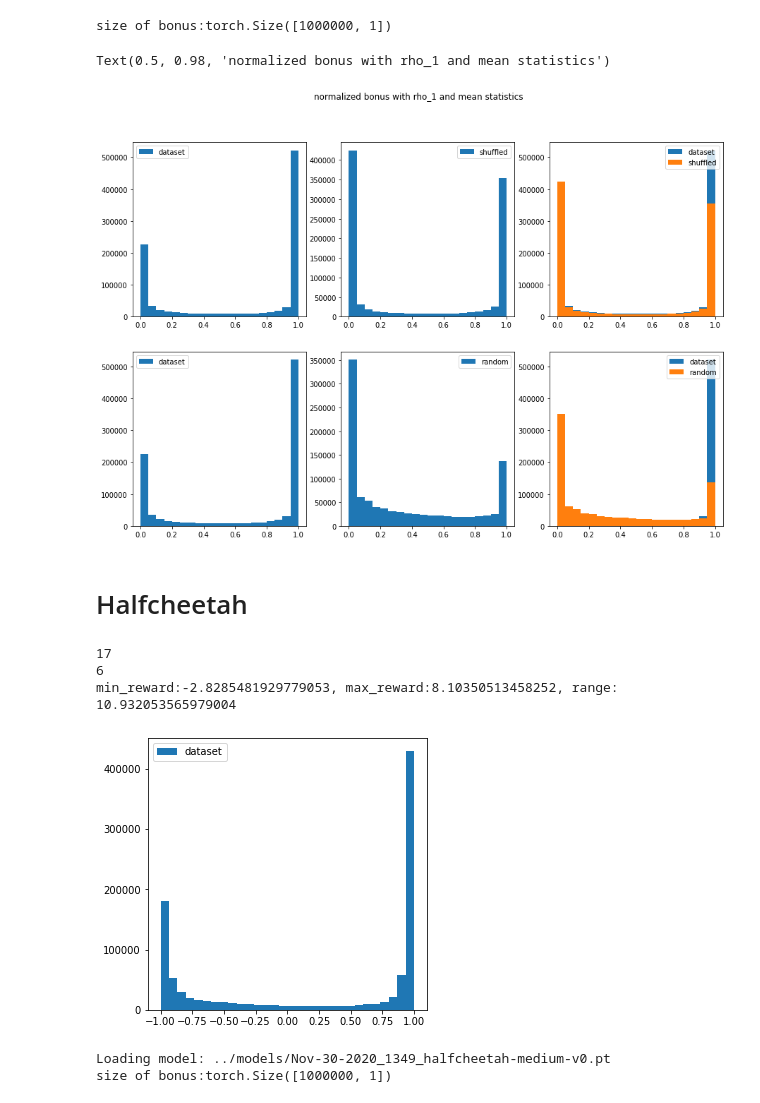
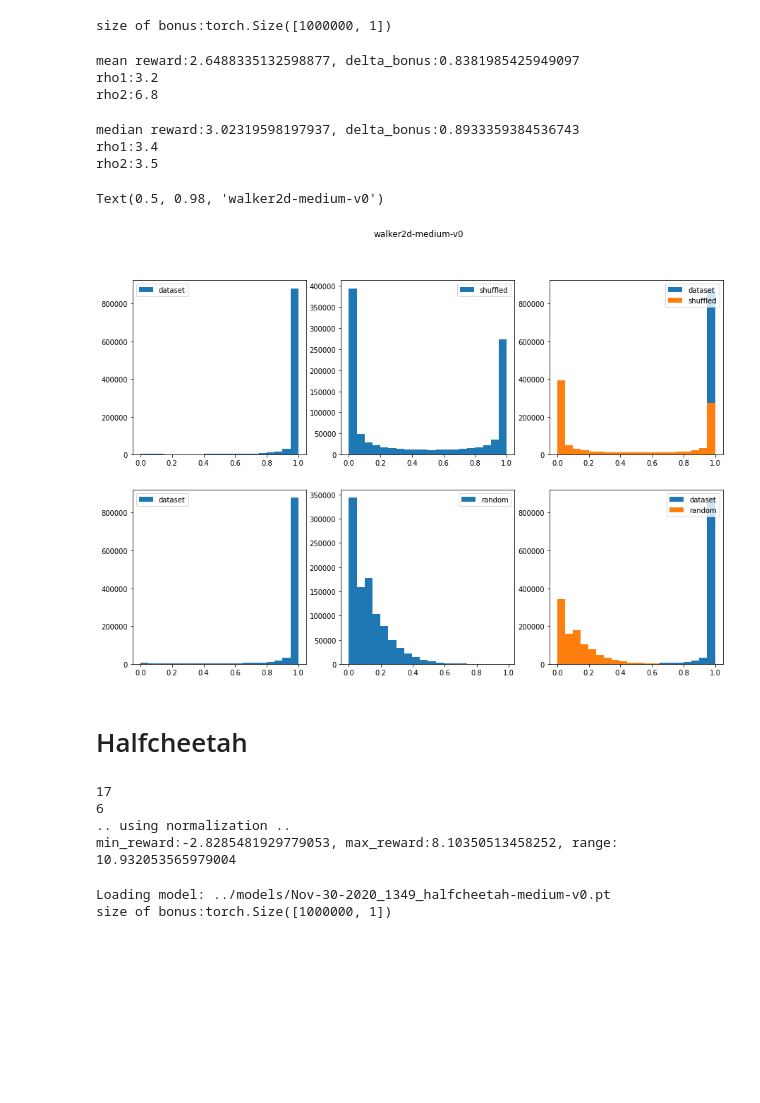
Before and after one commit to shidilrzf/continuous_rnd, a Jupyter notebook: sac/examples/notebooks/bonus_classifier.ipynb, the cells around one changed output. Drawn from its saved outputs; the diff is of its cells as text; code cells hidden in the pictures; blank space fills up the shorter version.

```diff
--- a/sac/examples/notebooks/bonus_classifier.ipynb
+++ b/sac/examples/notebooks/bonus_classifier.ipynb
@@ -78,6 +78,9 @@ actions = torch.from_numpy(dataset['actions'])
 rewards = dataset['rewards']
 min_reward = min(rewards)
 max_reward = max(rewards)
+print('.. using normalization ..')
+obs = (obs - obs.mean(axis=0)) / obs.std(axis=0)
+
 
 print('min_reward:{}, max_reward:{}, range: {}'.format(min_reward, max_reward, max_reward - min_reward))
 # %% [output]
@@ -119,6 +123,10 @@ print('rho1:{0:0.2g}'.format(rho1_mean))
 
 rho2_mean = np.mean(rewards / np.clip(delta_bonus_1, 1e-9, 1e9))
 print('rho2:{0:.2g}'.format(rho2_mean))
+# %% [output]
+mean reward:2.6488335132598877, delta_bonus:0.8381985425949097
+rho1:3.2
+rho2:6.8
 # %%
 bonus_random_1_median = np.mean(bonus_random_1, axis=1)
 reward_median = np.median(rewards)
@@ -132,41 +140,45 @@ print('rho1:{0:0.2g}'.format(rho1_median))
 
 rho2_median = np.median(rewards / np.clip(delta_bonus_1, 1e-9, 1e9))
 print('rho2:{0:.2g}'.format(rho2_median))
+# %% [output]
+median reward:3.02319598197937, delta_bonus:0.8933359384536743
+rho1:3.4
+rho2:3.5
 # %%
 num_bins = 20
 matplotlib.rcParams['figure.figsize'] = (15, 10)
 fig=plt.figure()
 plt.subplot(2, 3, 1)
 plt.hist(bonus_1, bins = num_bins, label='dataset')
 plt.legend()
 
 plt.subplot(2, 3, 2)
 plt.hist(bonus_shuffled_1, bins = num_bins, label='shuffled')
 plt.legend()
 
 plt.subplot(2, 3, 3)
 plt.hist(bonus_1, bins = num_bins, label='dataset')
 plt.hist(bonus_shuffled_1, bins = num_bins, label='shuffled')
 plt.legend(loc='upper right')
 
 
 plt.subplot(2, 3, 4)
 plt.hist(bonus_1, bins = num_bins, label='dataset')
 plt.legend()
 
 plt.subplot(2, 3, 5)
 plt.hist(bonus_random_1_mean, bins = num_bins, label='random')
 plt.legend()
 
 plt.subplot(2, 3, 6)
 plt.hist(bonus_1, bins = num_bins, label='dataset')
 plt.hist(bonus_random_1_mean, bins = num_bins, label='random')
 plt.legend(loc='upper right')
 
-plt.suptitle('normalized bonus with rho_1 and mean statistics')
+plt.suptitle(env_name)
 # %% [output]
-Text(0.5, 0.98, 'normalized bonus with rho_1 and mean statistics')
+Text(0.5, 0.98, 'walker2d-medium-v0')
-[figure, old version]
+[figure, new version]
 # %% [markdown]
 # Halfcheetah
 # %%
@@ -186,19 +198,16 @@ rewards = dataset['rewards']
 min_reward = min(rewards)
 max_reward = max(rewards)
 
+print('.. using normalization ..')
+obs = (obs - obs.mean(axis=0)) / obs.std(axis=0)
+
+
 print('min_reward:{}, max_reward:{}, range: {}'.format(min_reward, max_reward, max_reward - min_reward))
 # %% [output]
 17
 6
+.. using normalization ..
 min_reward:-2.8285481929779053, max_reward:8.10350513458252, range: 10.932053565979004
-# %%
-tmp = actions[:,1].detach().cpu().numpy()
-num_bins=30
-plt.hist(tmp, bins = num_bins, label='dataset')
-plt.legend()
-matplotlib.rcParams['figure.figsize'] = (5, 5)
-# %% [output]
-[figure, removed]
 # %%
 model_name = 'Nov-30-2020_1217_halfcheetah-medium-v0.pt'
 model_name = 'Nov-30-2020_1226_halfcheetah-medium-v0.pt'
```
Also changed, not shown: parts of 9 cells of this notebook.
